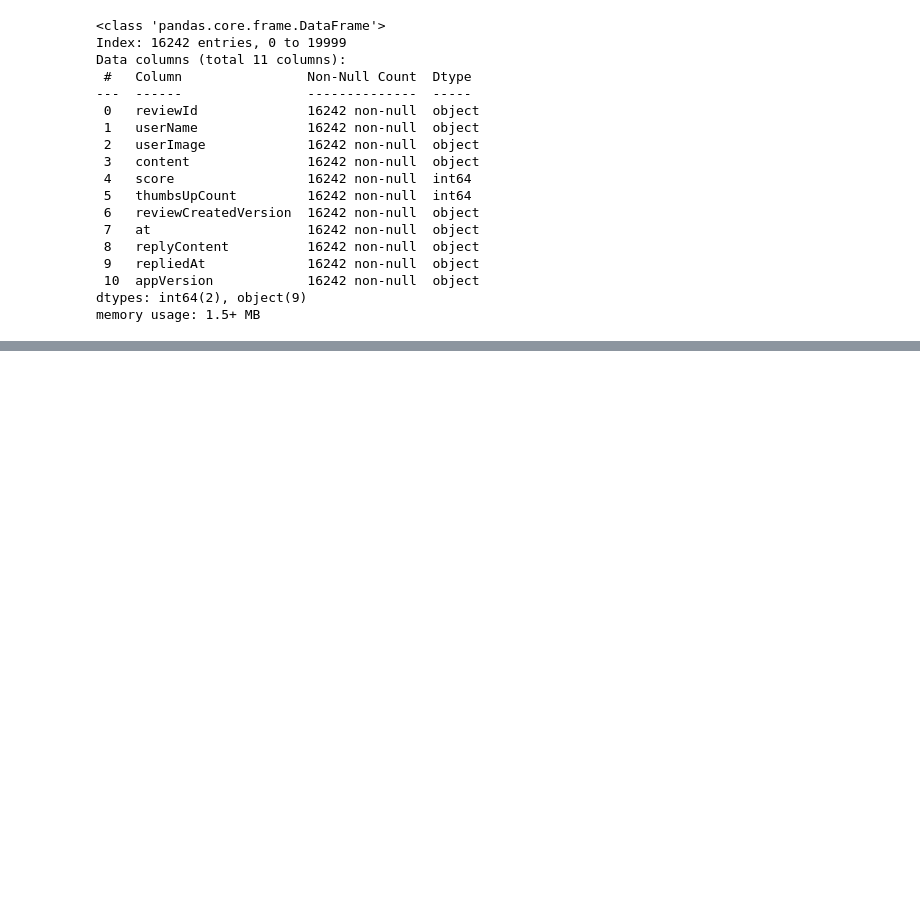
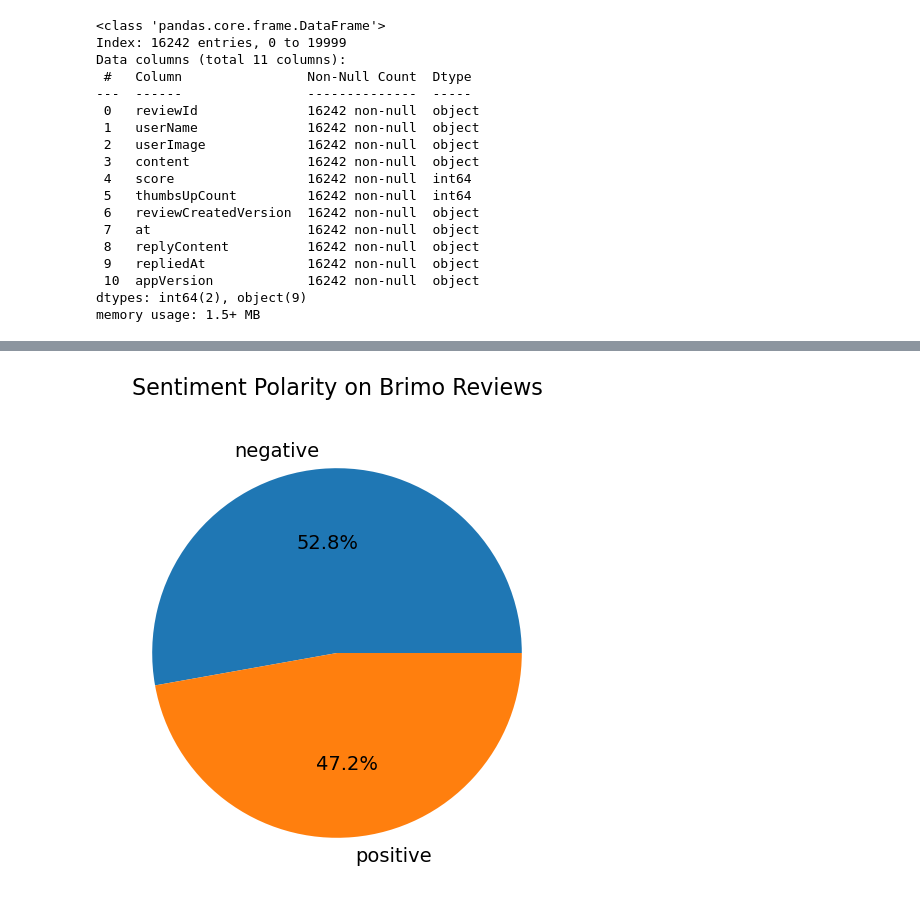
Before and after one commit to IMadeAgus/Brimo-Sentiment-Analysis, a Jupyter notebook: training.ipynb, the cells around one changed output, grey strips where cells are left out. Drawn from its saved outputs; the diff is of its cells as text; code cells hidden in the pictures; blank space fills up the shorter version.

Commit message:
feat (data-labeling): implement data labeling logic

```diff
--- a/training.ipynb
+++ b/training.ipynb
@@ -227,0 +273,10 @@ clean_df.head()
+# %%
+url_pos = 'https://raw.githubusercontent.com/angelmetanosaa/dataset/main/lexicon_positive.csv'
+url_neg = 'https://raw.githubusercontent.com/angelmetanosaa/dataset/main/lexicon_negative.csv'
+
+lexicon_positive = load_lexicon_from_github(url_pos)
+lexicon_negative = load_lexicon_from_github(url_neg)
+
+# (Opsional) Memverifikasi jumlah kata yang berhasil dimuat
+print(f"Total kata positif termuat : {len(lexicon_positive)}")
+print(f"Total kata negatif termuat : {len(lexicon_negative)}")
@@ -227,0 +288,21 @@ clean_df.head()
+# %%
+def sentiment_analysis_lexicon_indonesia(text, lex_positive, lex_negative):
+    if isinstance(text, str):
+        words = text.split()
+    else:
+        words = text
+    score = 0
+    for word in words:
+        score += lex_positive.get(word, 0)
+        score += lex_negative.get(word, 0)
+    if score > 0:
+        polarity = 'positive'
+    else:
+        polarity = 'negative'
+    return score, polarity
+# %%
+results = clean_df['text_stopword'].apply(lambda x: sentiment_analysis_lexicon_indonesia(x, lexicon_positive, lexicon_negative))
+results = list(zip(*results))
+clean_df['polarity_score'] = results[0]
+clean_df['polarity'] = results[1]
+print(clean_df['polarity'].value_counts())
@@ -227,0 +324,12 @@ clean_df.head()
+# %%
+
+fig, ax = plt.subplots(figsize=(6, 6))
+
+sizes = clean_df['polarity'].value_counts().tolist()
+labels = clean_df['polarity'].value_counts().index.tolist()
+explode = (0 , 0)
+ax.pie(x=sizes, labels=labels, autopct='%1.1f%%', explode=explode, textprops={'fontsize': 14})
+ax.set_title('Sentiment Polarity on Brimo Reviews', fontsize=16, pad=20)
+plt.show()
+# %% [output]
+[figure, added]
```
Also changed, not shown: parts of 15 cells of this notebook, 1 other file.
